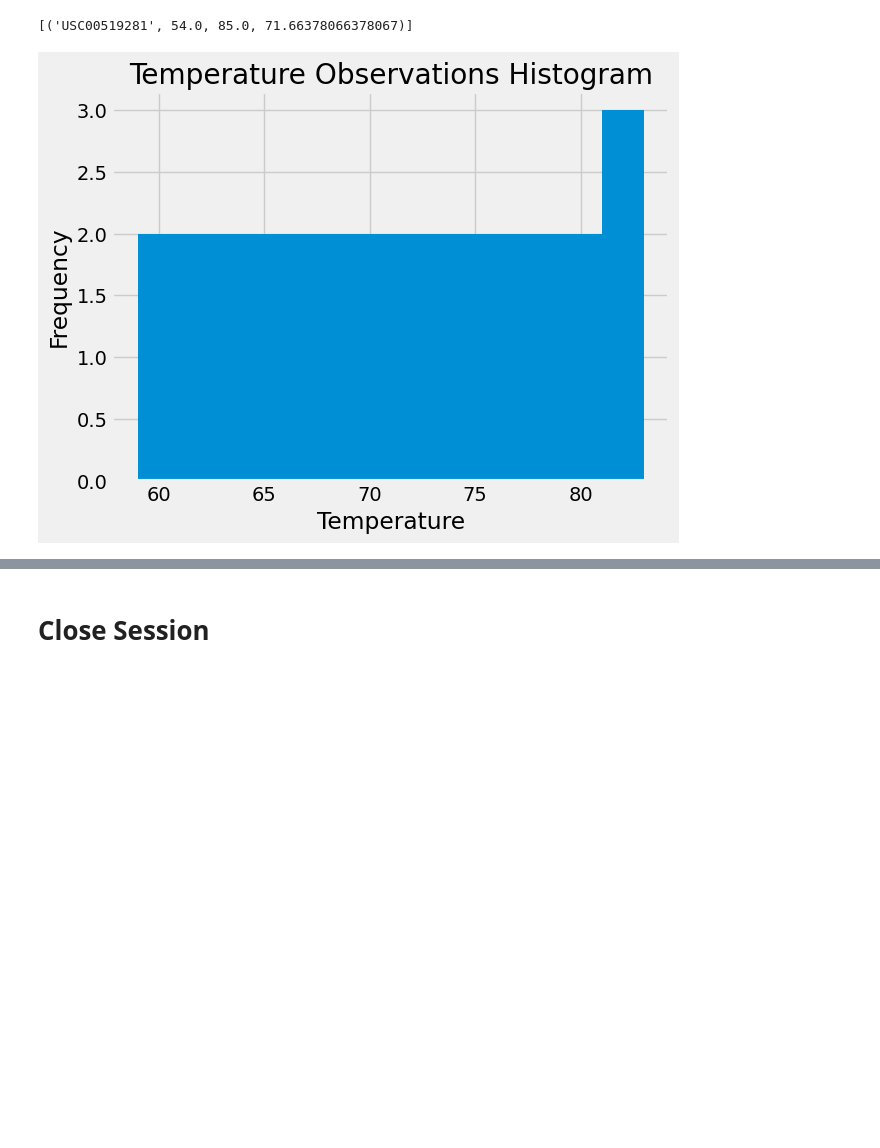
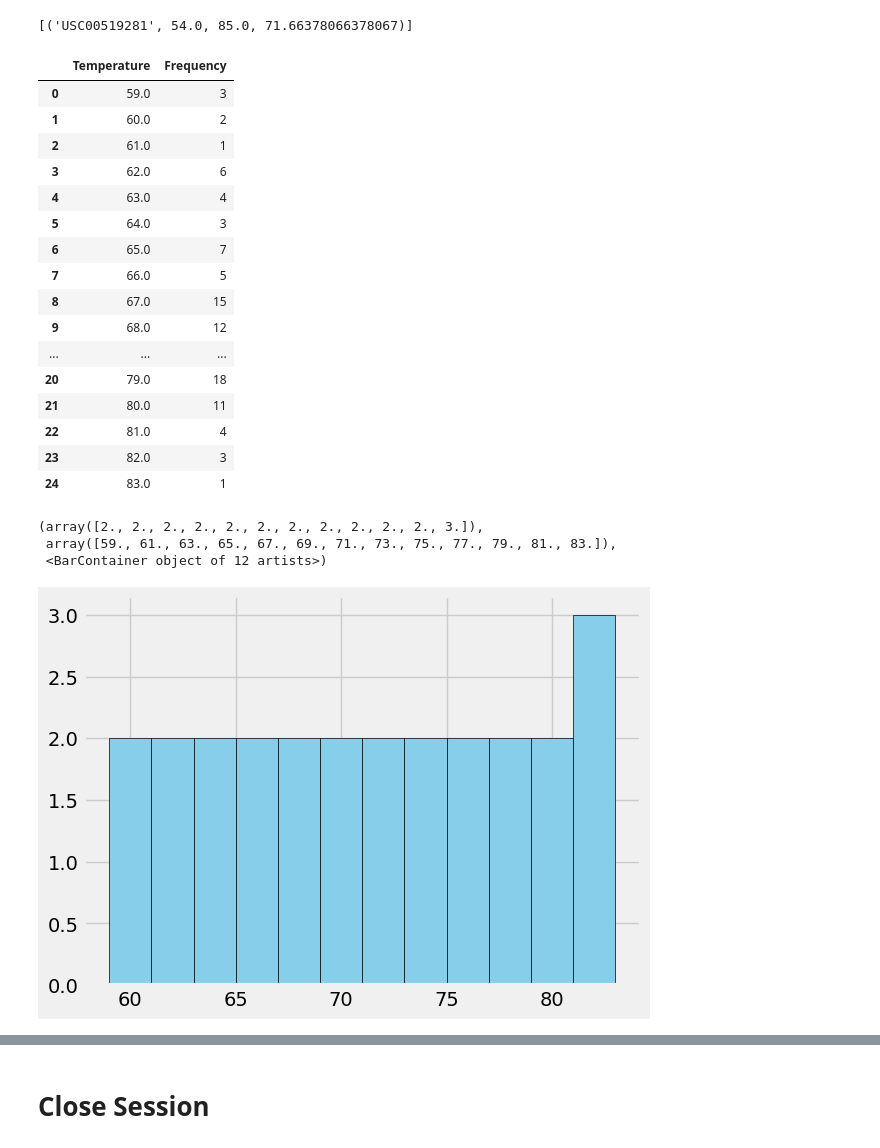
Before and after one commit to ECPrice1/sqlalchemy-challenge, a Jupyter notebook: SurfsUp/climate.ipynb, the cells around one changed output, grey strips where cells are left out. Drawn from its saved outputs; the diff is of its cells as text; code cells hidden in the pictures; blank space fills up the shorter version.

```diff
--- a/SurfsUp/climate.ipynb
+++ b/SurfsUp/climate.ipynb
@@ -198,17 +177,37 @@ temperatures
 
 temperatures_df = pd.DataFrame(temperatures, columns=[['Temperature', 'Frequency']])
 
-
-
-
-# Plotting a histogram
-plt.hist(temperatures_df['Temperature'], bins=12)
-
-plt.xlabel('Temperature')
-plt.ylabel('Frequency')
-plt.title('Temperature Observations Histogram')
-
-# Display the plot
-plt.show()
+temperatures_df
 # %% [output]
-[figure, removed]
+|  | Temperature | Frequency |
+| 0 | 59.0 | 3 |
+| 1 | 60.0 | 2 |
+| 2 | 61.0 | 1 |
+| 3 | 62.0 | 6 |
+| 4 | 63.0 | 4 |
+| 5 | 64.0 | 3 |
+| 6 | 65.0 | 7 |
+| 7 | 66.0 | 5 |
+| 8 | 67.0 | 15 |
+| 9 | 68.0 | 12 |
+| ... | ... | ... |
+| 20 | 79.0 | 18 |
+| 21 | 80.0 | 11 |
+| 22 | 81.0 | 4 |
+| 23 | 82.0 | 3 |
+| 24 | 83.0 | 1 |
+# %%
+# Plotting a histogram
+plt.hist(temperatures_df['Temperature'], bins=12, color='skyblue', edgecolor='black')
+#plt.xlabel('Temperature')
+#plt.ylabel('Frequency')
+#plt.title('Temperature Distribution for the Past 12 Months')
+#plt.grid(axis='y', alpha=0.75)
+#plt.legend(['Data'])
+
+#plt.show()
+# %% [output]
+(array([2., 2., 2., 2., 2., 2., 2., 2., 2., 2., 2., 3.]),
+ array([59., 61., 63., 65., 67., 69., 71., 73., 75., 77., 79., 81., 83.]),
+ <BarContainer object of 12 artists>)
+[figure, added]
```
Also changed, not shown: parts of 9 cells of this notebook, 1 other file.
